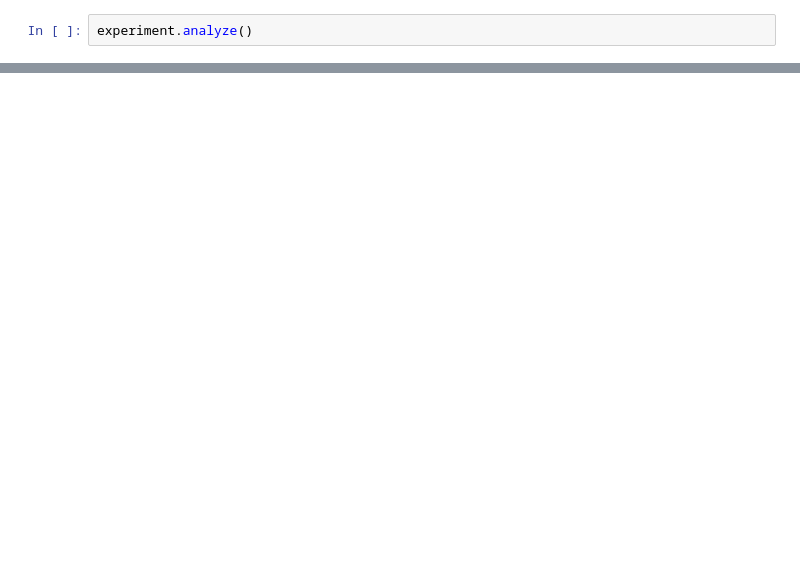
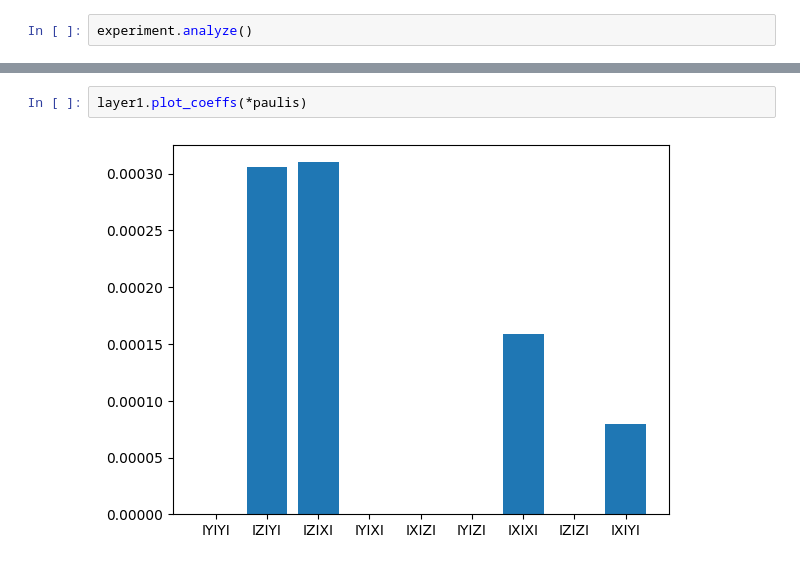
Before and after one commit to benmcdonough20/NEPEC_on_Hardware, a Jupyter notebook: ArbitraryCircuit/tester.ipynb, the cells around one changed output, grey strips where cells are left out. Cells and saved outputs as stored; diff of their text form; blank space fills up the shorter version.

```diff
--- a/ArbitraryCircuit/tester.ipynb
+++ b/ArbitraryCircuit/tester.ipynb
@@ -108,0 +63,4 @@ def random_circ(N):
+# %%
+layer1.plot_coeffs(*paulis)
+# %% [output]
+[figure, added]
```
Also changed, not shown: parts of 22 cells of this notebook, 23 other files.
